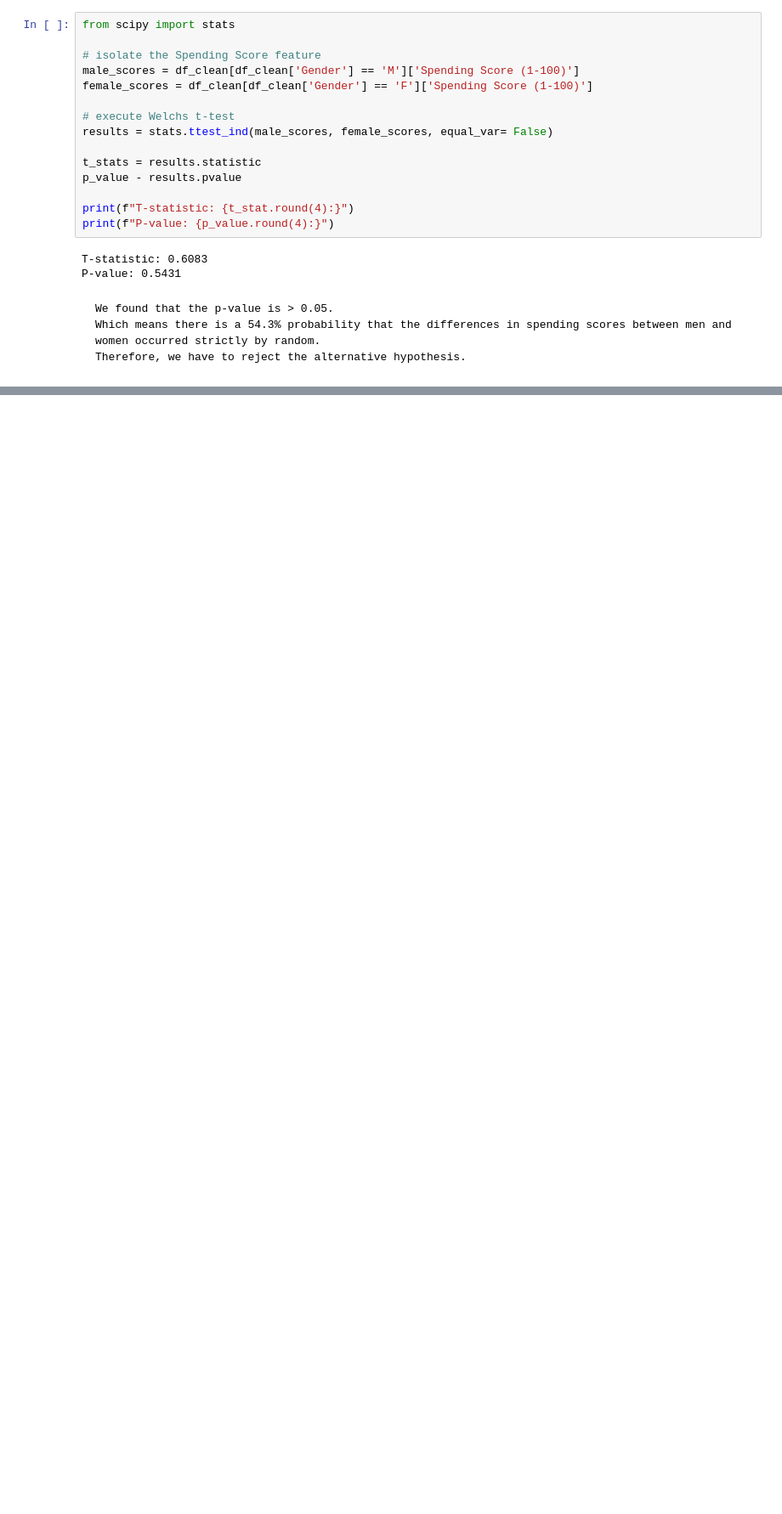
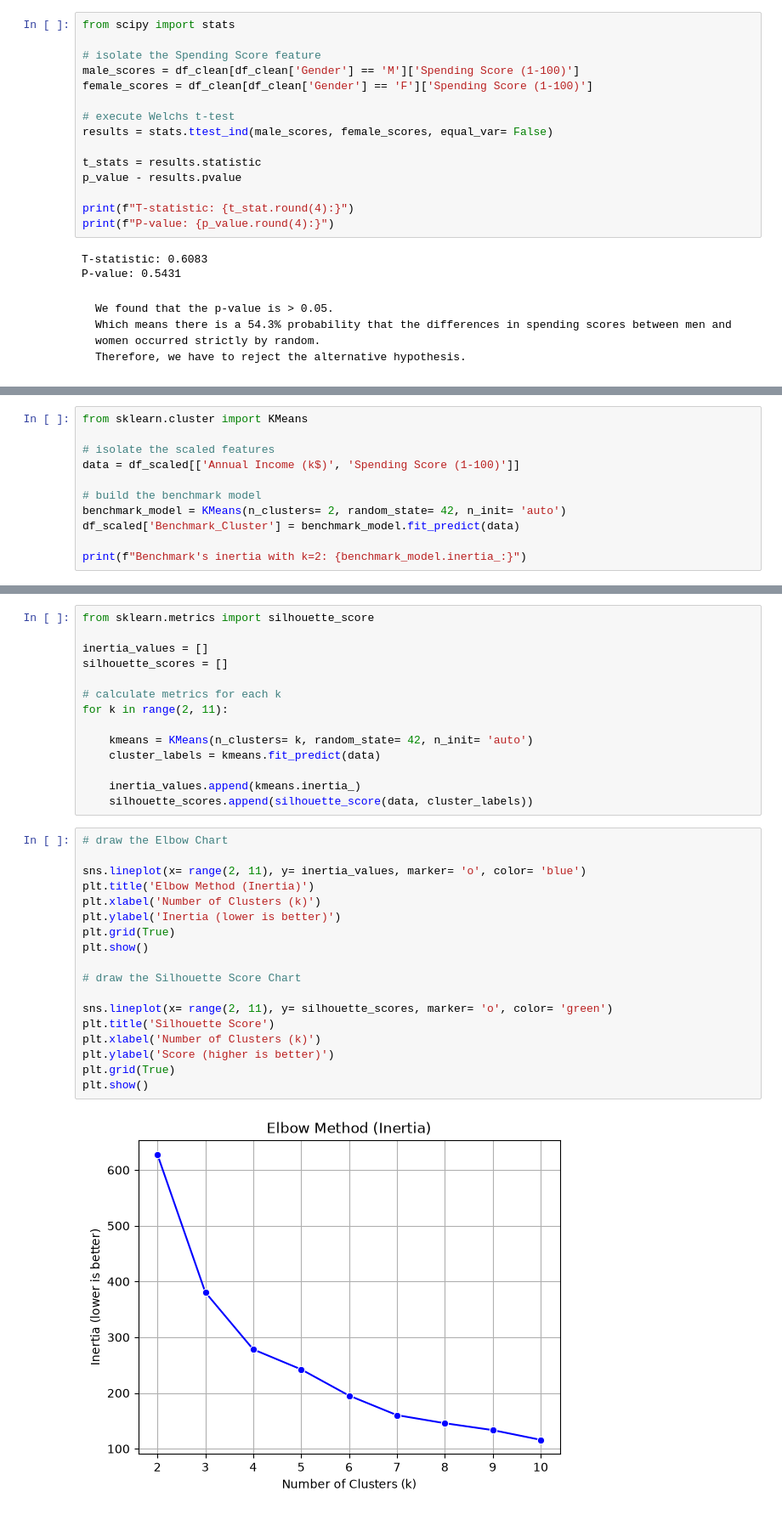
Before and after one commit to quantwothree/store-customers-segmentation, a Jupyter notebook: store-customers-segmentation.ipynb, the cells around one changed output, grey strips where cells are left out. Shown at 85% size. Drawn from its saved outputs; the diff is of its cells as text; blank space fills up the shorter version.

```diff
--- a/store-customers-segmentation.ipynb
+++ b/store-customers-segmentation.ipynb
@@ -134,0 +139,11 @@ P-value: 0.5431
+# %%
+from sklearn.cluster import KMeans
+
+# isolate the scaled features
+data = df_scaled[['Annual Income (k$)', 'Spending Score (1-100)']]
+
+# build the benchmark model
+benchmark_model = KMeans(n_clusters= 2, random_state= 42, n_init= 'auto')
+df_scaled['Benchmark_Cluster'] = benchmark_model.fit_predict(data)
+
+print(f"Benchmark's inertia with k=2: {benchmark_model.inertia_:}")
@@ -134,0 +154,34 @@ P-value: 0.5431
+# %%
+from sklearn.metrics import silhouette_score
+
+inertia_values = []
+silhouette_scores = []
+
+# calculate metrics for each k
+for k in range(2, 11):
+
+    kmeans = KMeans(n_clusters= k, random_state= 42, n_init= 'auto')
+    cluster_labels = kmeans.fit_predict(data)
+
+    inertia_values.append(kmeans.inertia_)
+    silhouette_scores.append(silhouette_score(data, cluster_labels))
+# %%
+# draw the Elbow Chart
+
+sns.lineplot(x= range(2, 11), y= inertia_values, marker= 'o', color= 'blue')
+plt.title('Elbow Method (Inertia)')
+plt.xlabel('Number of Clusters (k)')
+plt.ylabel('Inertia (lower is better)')
+plt.grid(True)
+plt.show()
+
+# draw the Silhouette Score Chart
+
+sns.lineplot(x= range(2, 11), y= silhouette_scores, marker= 'o', color= 'green')
+plt.title('Silhouette Score')
+plt.xlabel('Number of Clusters (k)')
+plt.ylabel('Score (higher is better)')
+plt.grid(True)
+plt.show()
+# %% [output]
+[figure, added]
```
Also changed, not shown: parts of 5 cells of this notebook.
